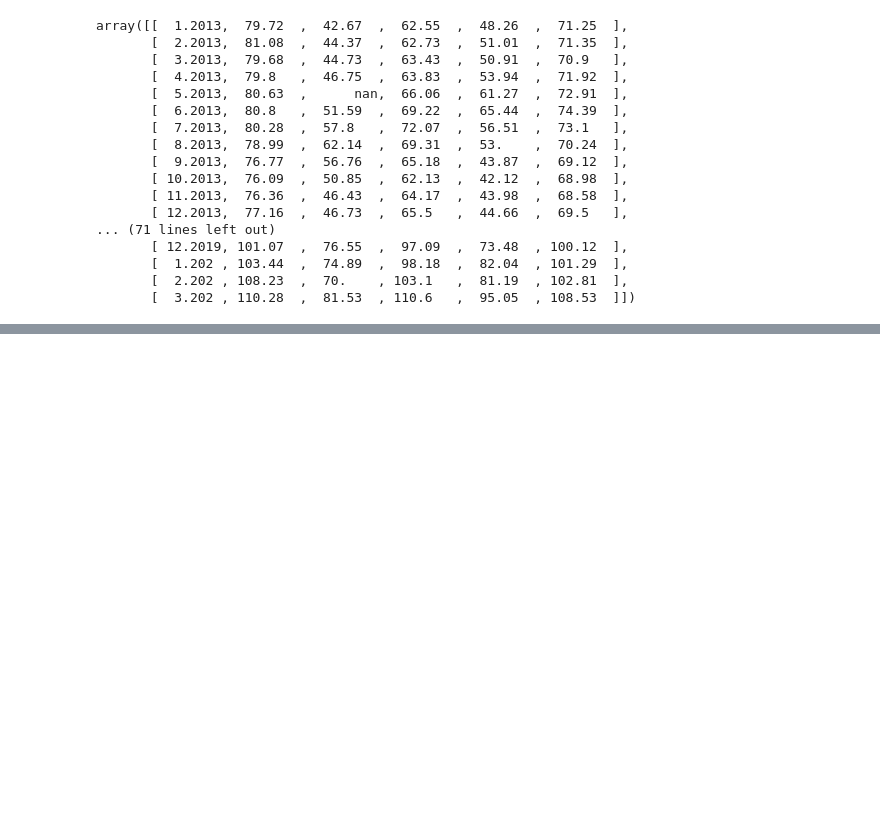
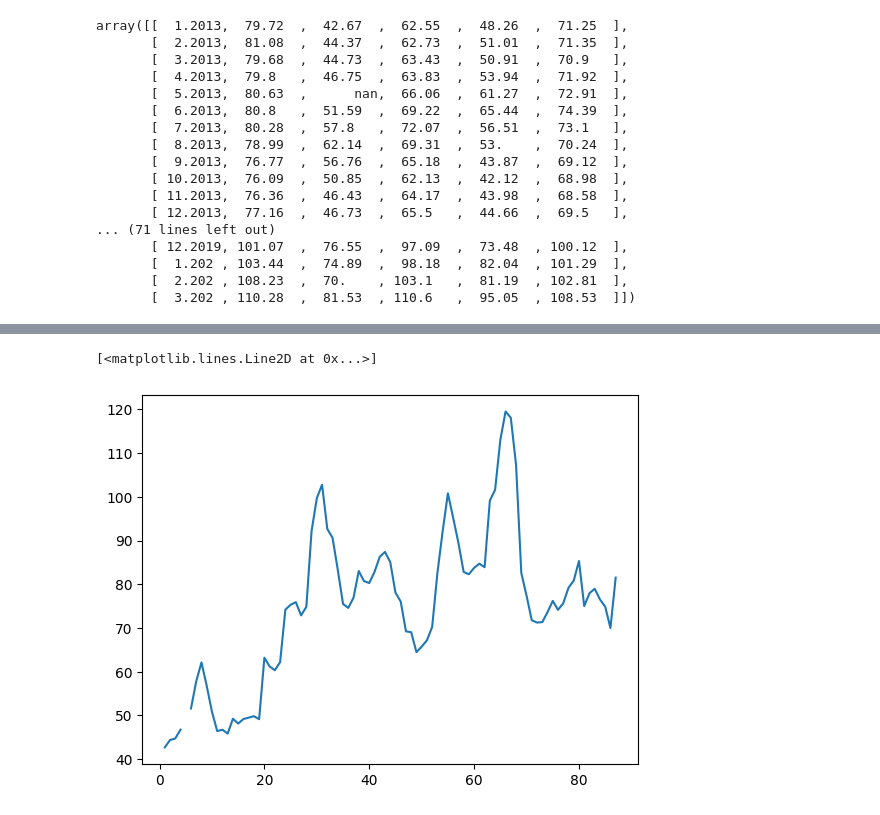
Before and after one commit to yuri19762008/001_ORACLE, a Jupyter notebook: 004_NUNPY/Numpy.ipynb, the cells around one changed output, grey strips where cells are left out. Cells and saved outputs as stored; diff of their text form; code cells hidden in the pictures; blank space fills up the shorter version.

```diff
--- a/004_NUNPY/Numpy.ipynb
+++ b/004_NUNPY/Numpy.ipynb
@@ -92,0 +175,11 @@ datos_transpuestos = datos.T
+# %%
+Moscu = precios[:,0]
+Kaliningrado = precios[:,1]
+Petersburgo= precios[:,2]
+Krasnodar = precios[:,3]
+Ekaterimburgo = precios[:,4]
+# %%
+plt.plot(fechas, Kaliningrado, label='Kaliningrado')
+# %% [output]
+[<matplotlib.lines.Line2D at 0x...>]
+[figure, added]
```
Also changed, not shown: parts of 7 cells of this notebook.
